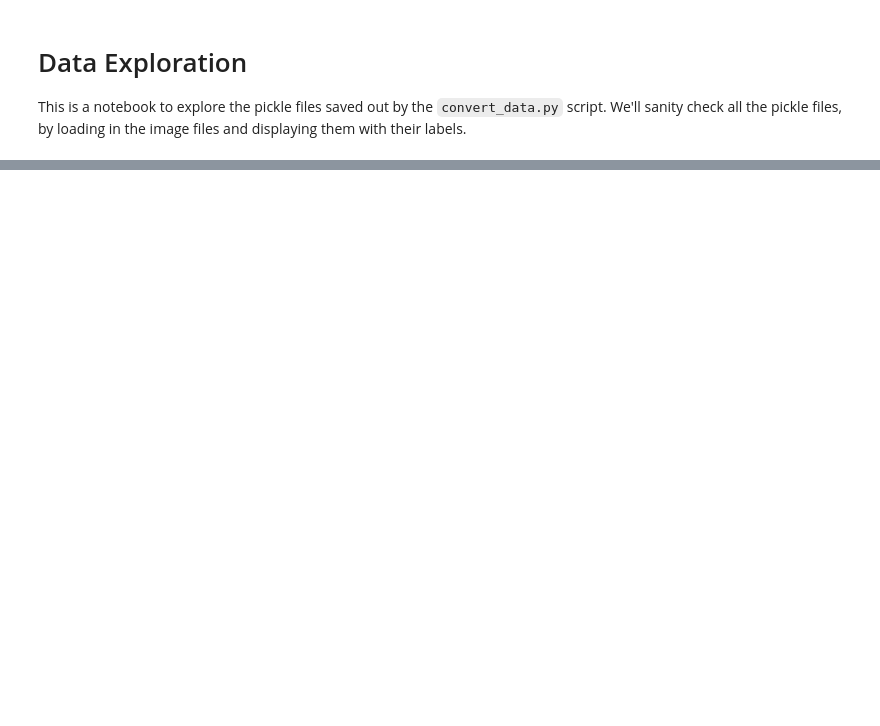
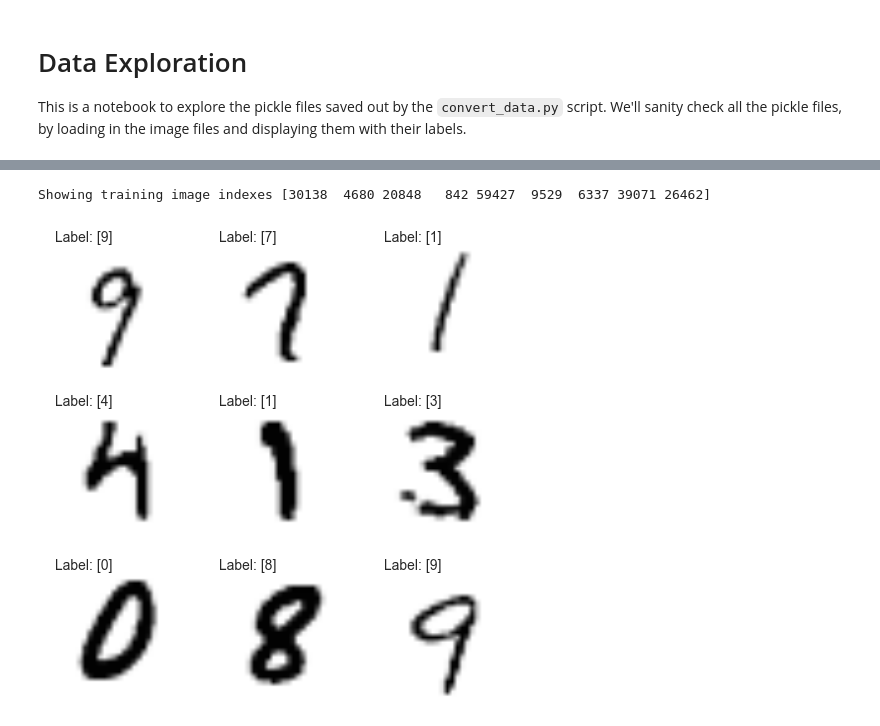
Before and after one commit to timgasser/keras-mnist, a Jupyter notebook: notebooks/data_exploration.ipynb, the cells around one changed output, grey strips where cells are left out. Drawn from its saved outputs; the diff is of its cells as text; code cells hidden in the pictures; blank space fills up the shorter version.

```diff
--- a/notebooks/data_exploration.ipynb
+++ b/notebooks/data_exploration.ipynb
@@ -19,0 +75,6 @@ Y_TRAIN = DIR + 'train-images.idx3-ubyte.pkl'
+# %%
+# Now do the same for the training dataset
+show_label_images(X_test, y_test)
+# %% [output]
+Showing training image indexes [30138  4680 20848   842 59427  9529  6337 39071 26462]
+[figure, added]
```
Also changed, not shown: parts of 14 cells of this notebook.
